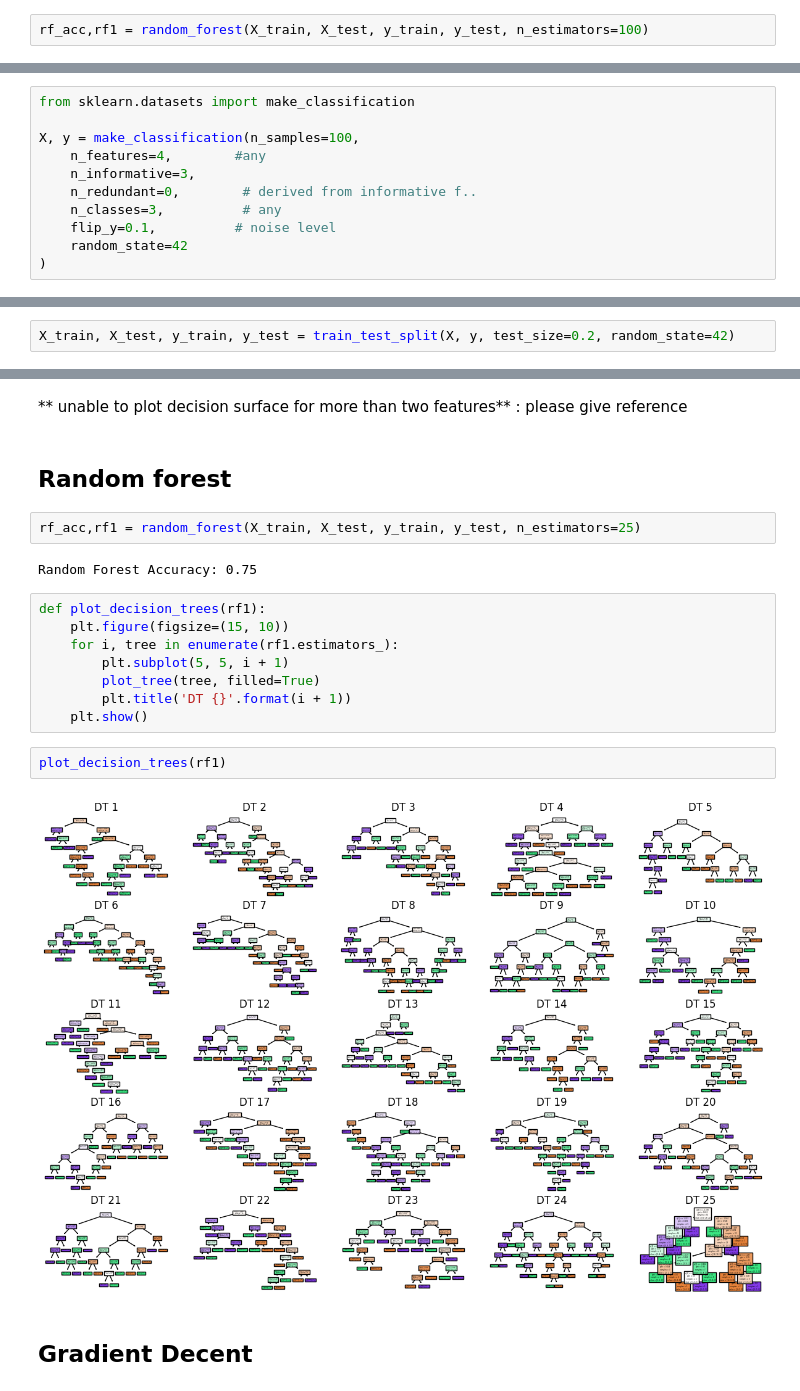
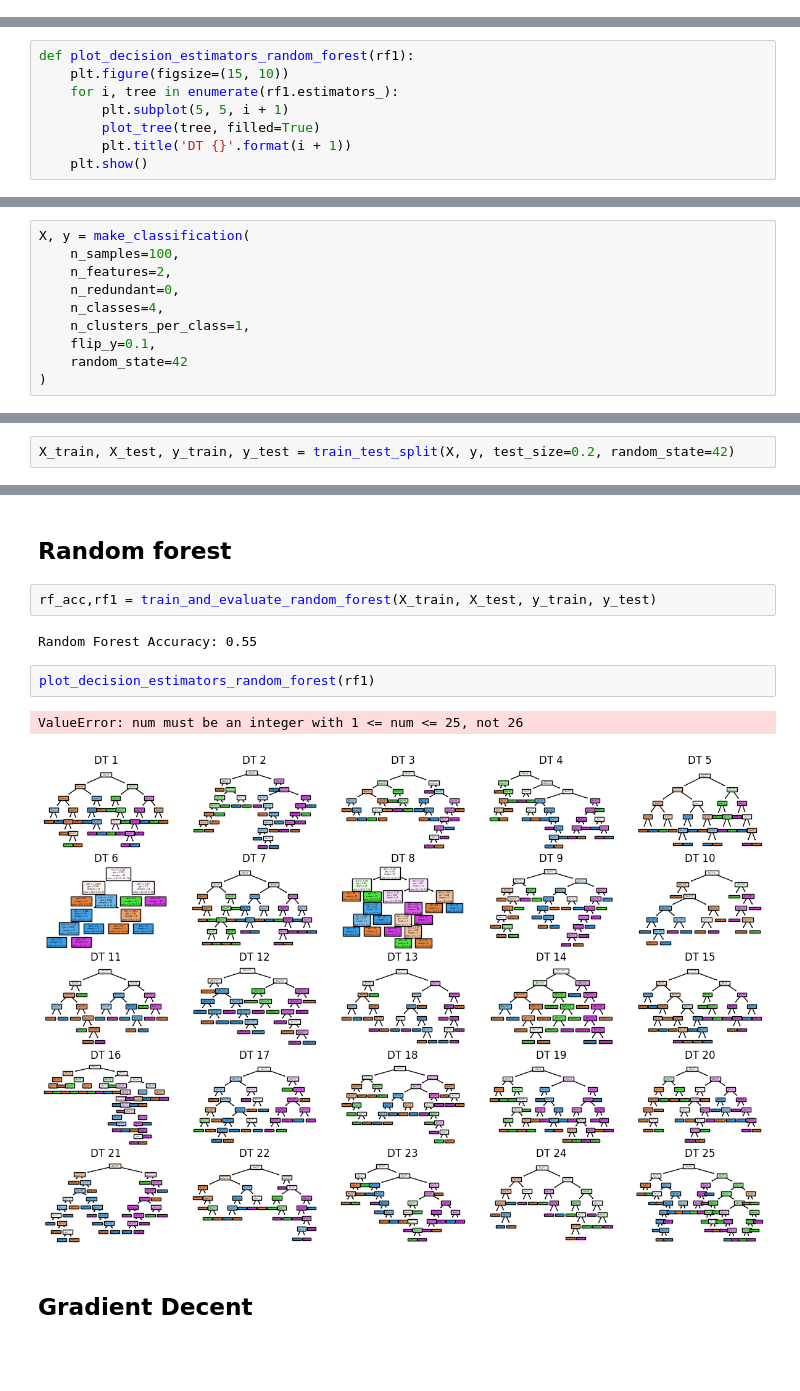
Before and after one commit to rishabh-mondal/blog, a Jupyter notebook: bagging.ipynb, the cells around one changed output, grey strips where cells are left out. Saved outputs shown, nothing was run; the diff lists cells and outputs as text; blank space fills up the shorter version.

```diff
--- a/bagging.ipynb
+++ b/bagging.ipynb
@@ -104,2 +91,0 @@ def random_forest(X_train, X_test, y_train, y_test, n_estimators=100):
-# %%
-rf_acc,rf1 = random_forest(X_train, X_test, y_train, y_test, n_estimators=100)
@@ -107,0 +114,8 @@ Random Forest Accuracy: 0.51
+# %%
+def plot_decision_estimators_random_forest(rf1):
+    plt.figure(figsize=(15, 10))
+    for i, tree in enumerate(rf1.estimators_):
+        plt.subplot(5, 5, i + 1)
+        plot_tree(tree, filled=True)
+        plt.title('DT {}'.format(i + 1))
+    plt.show()
@@ -189,14 +180,13 @@ plot_decision_regions_trees(X_test, y_test, dt3)
 # %% [markdown]
 ## Implementation on make_classification dataset
 # %%
-from sklearn.datasets import make_classification
-
-X, y = make_classification(n_samples=100,
-    n_features=4,        #any
-    n_informative=3,
-    n_redundant=0,        # derived from informative f..
-    n_classes=3,          # any
-    flip_y=0.1,          # noise level
+X, y = make_classification(
+    n_samples=100,
+    n_features=2,
+    n_redundant=0,
+    n_classes=4,
+    n_clusters_per_class=1,
+    flip_y=0.1,
     random_state=42
 )
 # %%
@@ -238,23 +223,14 @@ plot_individual_decision_trees(dt5)
-# %% [markdown]
-** unable to plot decision surface for more than two features** : please give reference
 # %% [markdown]
 ## Random forest
 # %%
-rf_acc,rf1 = random_forest(X_train, X_test, y_train, y_test, n_estimators=25)
+rf_acc,rf1 = train_and_evaluate_random_forest(X_train, X_test, y_train, y_test)
 # %% [output]
-Random Forest Accuracy: 0.75
+Random Forest Accuracy: 0.55
-# %%
-def plot_decision_trees(rf1):
-    plt.figure(figsize=(15, 10))
-    for i, tree in enumerate(rf1.estimators_):
-        plt.subplot(5, 5, i + 1)
-        plot_tree(tree, filled=True)
-        plt.title('DT {}'.format(i + 1))
-    plt.show()
 # %%
-plot_decision_trees(rf1)
+plot_decision_estimators_random_forest(rf1)
 # %% [output]
+ValueError: num must be an integer with 1 <= num <= 25, not 26
-[figure, old version]
+[figure, new version]
 # %% [markdown]
 ## Gradient Decent
 # %%
```
Also changed, not shown: parts of 40 cells of this notebook.
